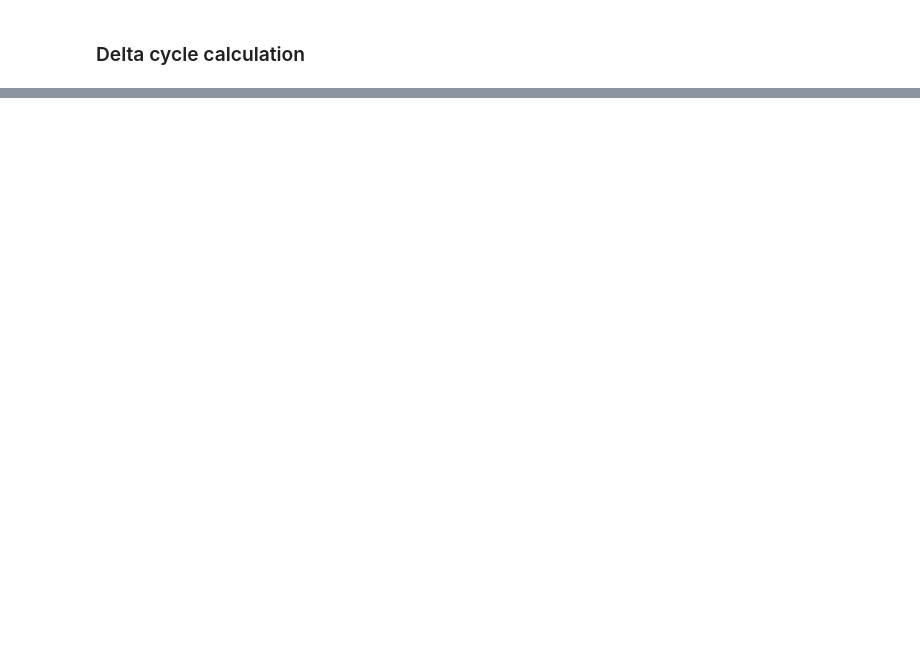
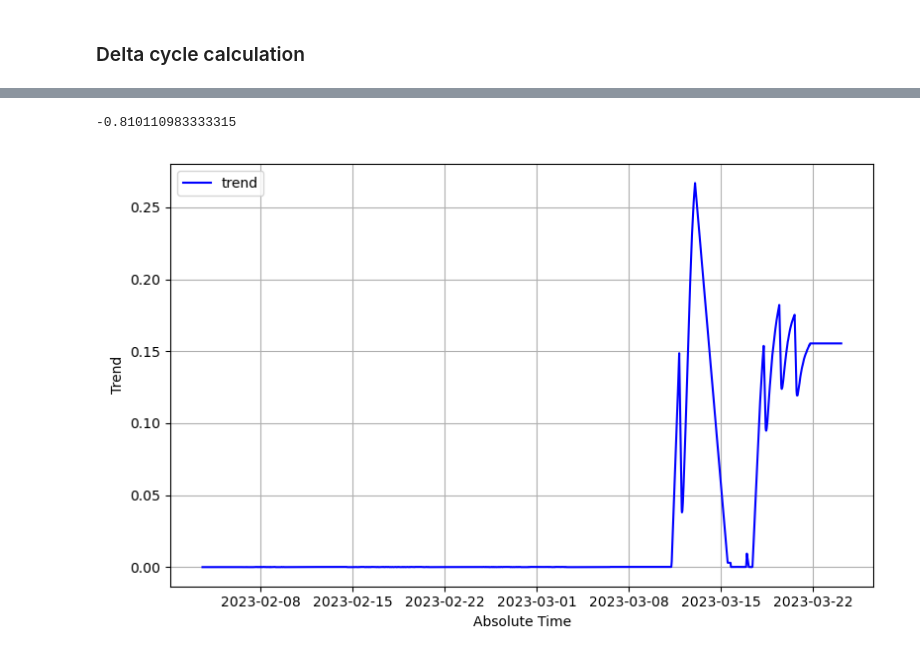
Before and after one commit to zzhuqshun/Thesis, a Jupyter notebook: 01_Datenaufbereitung/Data.ipynb, the cells around one changed output, grey strips where cells are left out. Saved outputs shown, nothing was run; the diff lists cells and outputs as text; code cells hidden in the pictures; blank space fills up the shorter version.

```diff
--- a/01_Datenaufbereitung/Data.ipynb
+++ b/01_Datenaufbereitung/Data.ipynb
@@ -342,0 +242,24 @@ cycle_data.to_csv("cycle_data.csv", index=False)
+# %%
+cycle_capacity = 0
+initial_capacity = None
+
+df_file['Time_diff'] = df_file['Testtime[s]'].diff() / 3600
+df_file.loc[df_file['Time_diff'].abs() > 0.5, 'Time_diff'] = 0
+df_file.fillna({'Time_diff':0}, inplace=True)
+
+df_file.reset_index(drop=True, inplace=True)
+
+df_file['trend'] = np.nan
+
+for idx, row in tqdm(df_file.iterrows(), total=len(df_file), desc="Calculating degradation trend"):
+    if row['Schedule_Step_ID'] == 2:
+        cycle_capacity += row['Current[A]'] * row['Time_diff']
+    elif cycle_capacity != 0:
+        if initial_capacity is None:
+            initial_capacity = cycle_capacity
+        if initial_capacity != 0:
+            trend_value = 1 - abs(cycle_capacity / initial_capacity)
+            df_file.at[idx, 'trend'] = trend_value
+        cycle_capacity = 0
+
+df_file['trend'].interpolate(method='linear', inplace=True)
@@ -342,0 +273,15 @@ cycle_data.to_csv("cycle_data.csv", index=False)
+# %%
+initial_capacity
+# %% [output]
+-0.810110983333315
+# %%
+plt.figure(figsize=(8, 5))
+plt.xlabel('Absolute Time')
+plt.ylabel('Trend')
+plt.plot(df_file['Absolute_Time[yyyy-mm-dd hh:mm:ss]'], df_file['trend'], color='blue', label='trend')
+plt.legend(loc='upper left')
+plt.grid(True)
+plt.tight_layout()
+plt.show()
+# %% [output]
+[figure, added]
```
Also changed, not shown: parts of 10 cells of this notebook, 2 other files.
